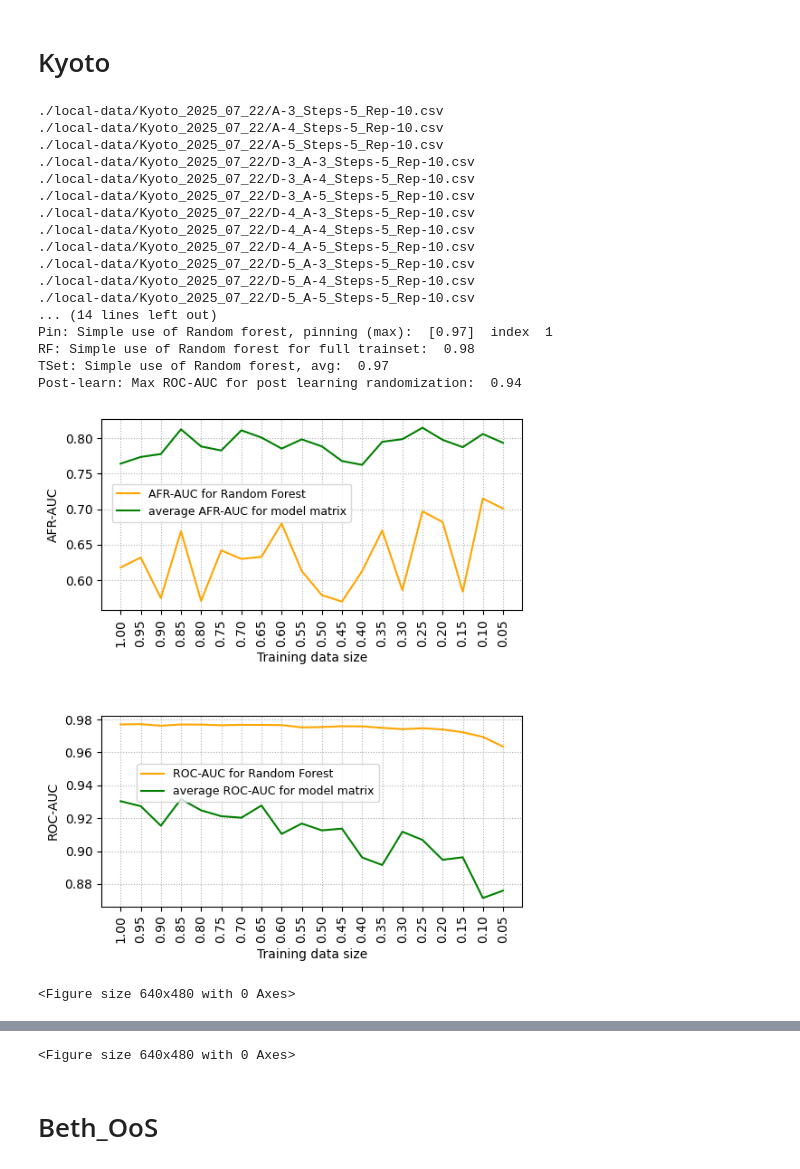
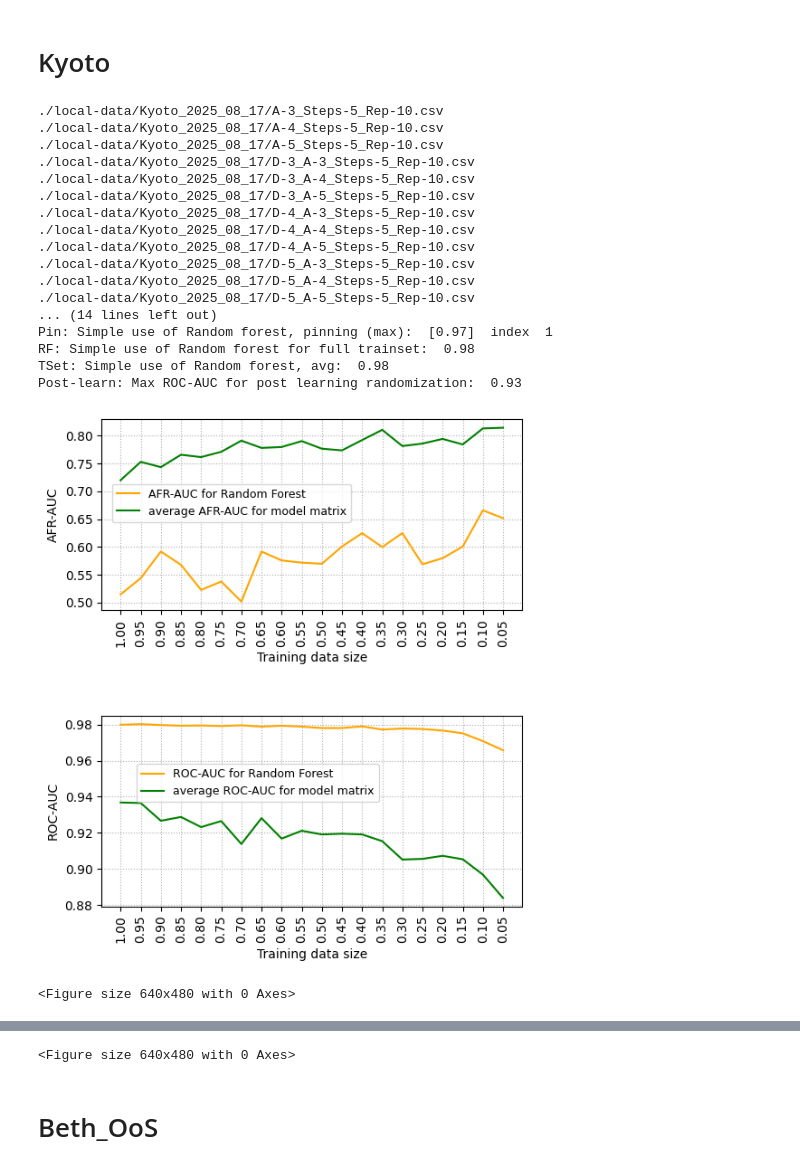
Before and after one commit to apachetechnology/AdvFailureCurves, a Jupyter notebook: nbPlotResults.ipynb, the cells around one changed output, grey strips where cells are left out. Saved outputs shown, nothing was run; the diff lists cells and outputs as text; code cells hidden in the pictures.

```diff
--- a/nbPlotResults.ipynb
+++ b/nbPlotResults.ipynb
@@ -46,46 +46,49 @@ Post-learn: Max ROC-AUC for post learning randomization:  0.97
 # %%
 listDSResults = [
     '../Results25Aug23/Kyoto_2023-08-21_14_36_44',
     './local-data/Kyoto_2025_07_22',
+    './local-data/Kyoto_2025_08_17',
 ]
 
 listTitle = [
     'Kyoto, Total: (60000, 13) Training: (6000, 13)',
+    'Kyoto, Total: (63000, 13) Training: (6300, 13)',
     'Kyoto, Total: (63000, 13) Training: (6300, 13)',
 ]
 
 listOutDir = [
     './local-data/Results25Aug23_results/',
     './local-data/Kyoto_2025_07_22_results/',
+    './local-data/Kyoto_2025_08_17_results',
 ]
 
-nI = 1
+nI = 2
 
 strToken = '_Kyoto'
 nRepeats = 10
 nSteps = 5
 listSelectedClassifier = [3, 4, 5]
 
 obj.Plot_RTrain_Results(listTitle[nI],
                         listDSResults[nI], listOutDir[nI], strToken,
                         listSelectedClassifier, nSteps, nRepeats)
 # %% [output]
-./local-data/Kyoto_2025_07_22/A-3_Steps-5_Rep-10.csv
-./local-data/Kyoto_2025_07_22/A-4_Steps-5_Rep-10.csv
-./local-data/Kyoto_2025_07_22/A-5_Steps-5_Rep-10.csv
-./local-data/Kyoto_2025_07_22/D-3_A-3_Steps-5_Rep-10.csv
-./local-data/Kyoto_2025_07_22/D-3_A-4_Steps-5_Rep-10.csv
-./local-data/Kyoto_2025_07_22/D-3_A-5_Steps-5_Rep-10.csv
-./local-data/Kyoto_2025_07_22/D-4_A-3_Steps-5_Rep-10.csv
-./local-data/Kyoto_2025_07_22/D-4_A-4_Steps-5_Rep-10.csv
-./local-data/Kyoto_2025_07_22/D-4_A-5_Steps-5_Rep-10.csv
-./local-data/Kyoto_2025_07_22/D-5_A-3_Steps-5_Rep-10.csv
-./local-data/Kyoto_2025_07_22/D-5_A-4_Steps-5_Rep-10.csv
-./local-data/Kyoto_2025_07_22/D-5_A-5_Steps-5_Rep-10.csv
+./local-data/Kyoto_2025_08_17/A-3_Steps-5_Rep-10.csv
+./local-data/Kyoto_2025_08_17/A-4_Steps-5_Rep-10.csv
+./local-data/Kyoto_2025_08_17/A-5_Steps-5_Rep-10.csv
+./local-data/Kyoto_2025_08_17/D-3_A-3_Steps-5_Rep-10.csv
+./local-data/Kyoto_2025_08_17/D-3_A-4_Steps-5_Rep-10.csv
+./local-data/Kyoto_2025_08_17/D-3_A-5_Steps-5_Rep-10.csv
+./local-data/Kyoto_2025_08_17/D-4_A-3_Steps-5_Rep-10.csv
+./local-data/Kyoto_2025_08_17/D-4_A-4_Steps-5_Rep-10.csv
+./local-data/Kyoto_2025_08_17/D-4_A-5_Steps-5_Rep-10.csv
+./local-data/Kyoto_2025_08_17/D-5_A-3_Steps-5_Rep-10.csv
+./local-data/Kyoto_2025_08_17/D-5_A-4_Steps-5_Rep-10.csv
+./local-data/Kyoto_2025_08_17/D-5_A-5_Steps-5_Rep-10.csv
 ... (14 lines left out)
 Pin: Simple use of Random forest, pinning (max):  [0.97]  index  1
 RF: Simple use of Random forest for full trainset:  0.98
-TSet: Simple use of Random forest, avg:  0.97
-Post-learn: Max ROC-AUC for post learning randomization:  0.94
+TSet: Simple use of Random forest, avg:  0.98
+Post-learn: Max ROC-AUC for post learning randomization:  0.93
-[figure, old version]
+[figure, new version]
 <Figure size 640x480 with 0 Axes>
```
Also changed, not shown: parts of 1 cell of this notebook.
